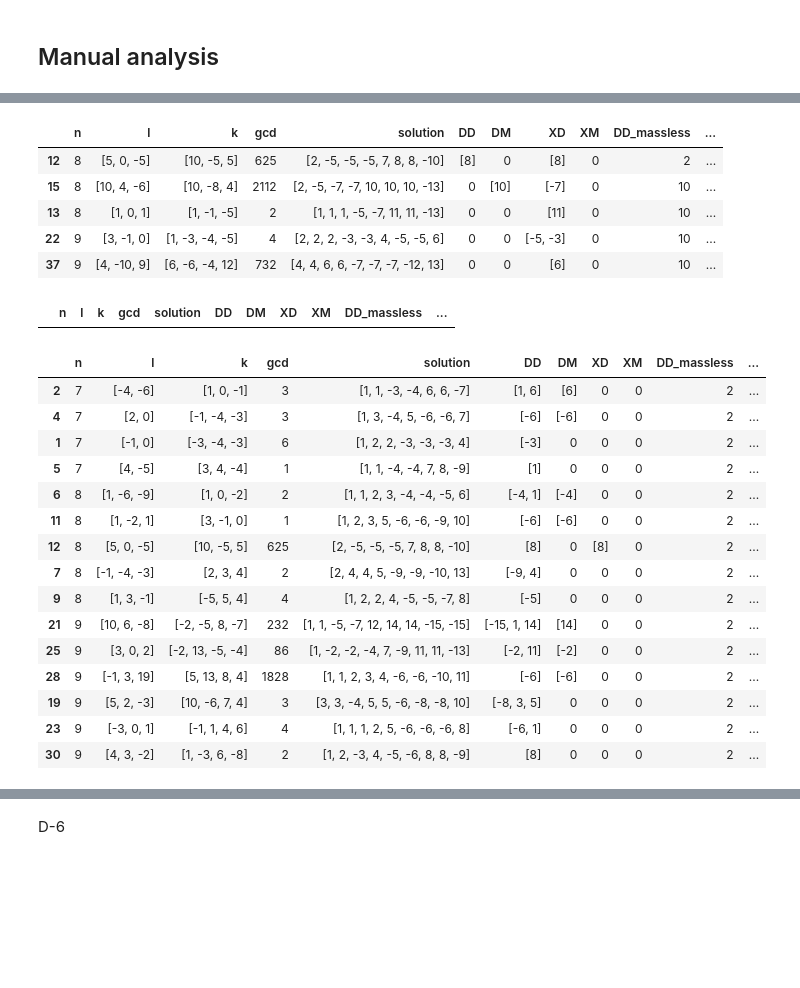
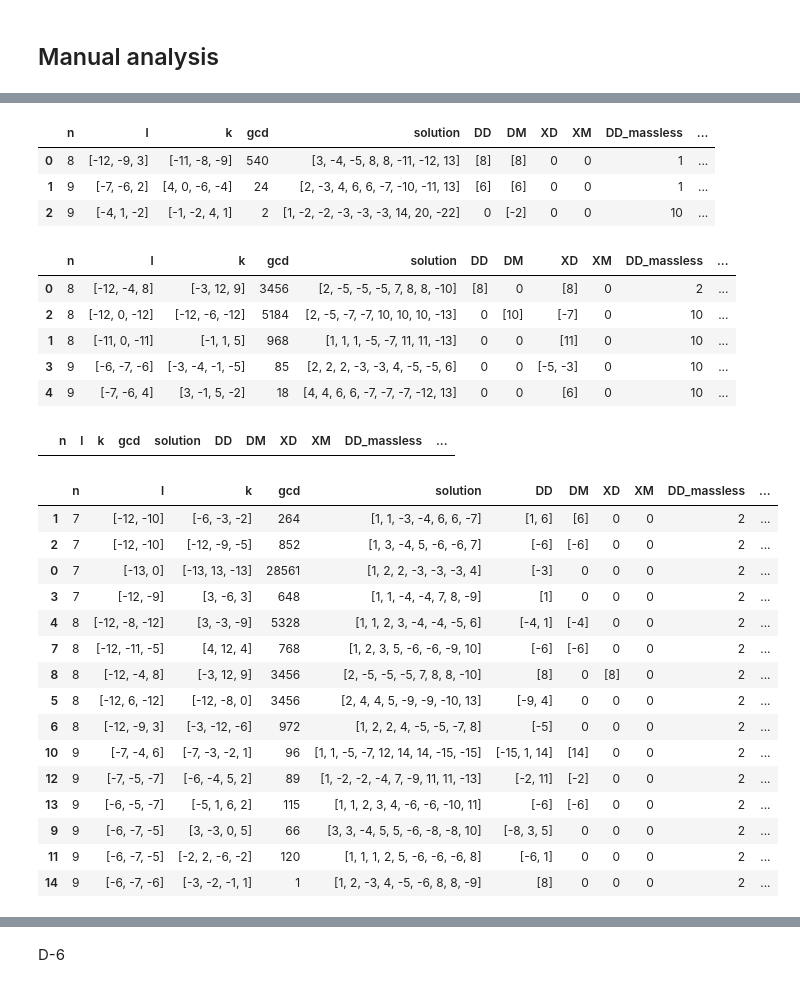
Before and after one commit to LBJ-Wade/anomaly, a Jupyter notebook: Analysis.ipynb, the cells around one changed output, grey strips where cells are left out. Drawn from its saved outputs; the diff is of its cells as text; code cells hidden in the pictures; blank space fills up the shorter version.

```diff
--- a/Analysis.ipynb
+++ b/Analysis.ipynb
@@ -392,6 +510,8 @@ kk[(kk['n']==n) & (kk['DD_massless']==x)]
 # %%
 fl['Q']=1
-i=1
-fl[fl['DD_massless']==i].sort_values(['n','DM_massless','XD_massless','XM_massless'])
+i=0
+iq=fl[fl['solution'].astype(str)=='[1, 1, -3, -8, 11, 11, 11, -12, -12]'].index[0]
+fl.loc[iq,'Q']=0
+get_score(fl,s='DD_massless',i=i).sort_values(['n','DM_massless','XD_massless','XM_massless'])
 # %% [output]
 |  | n | l | k | gcd | solution | DD | DM | XD | XM | DD_massless | ... |
@@ -412,0 +528,4 @@ fl[fl['DM_massless']==i].sort_values(['n','DD_massless','XD_massless','XM_massle
+# %%
+iq=fl[fl['solution'].astype(str)=='[5, 6, 6, 6, -8, -9, -9, -10, 13]'].index[0]
+fl.loc[iq,'Q']=0
+get_score(fl,s='XD_massless',i=i).sort_values(['n','DD_massless','DM_massless','XM_massless'])
@@ -412,0 +541,6 @@ fl[fl['DM_massless']==i].sort_values(['n','DD_massless','XD_massless','XM_massle
+# %%
+#fl['Q']=1
+iq=fl[fl['solution'].astype(str)=='[2, 3, 3, -4, -5, -6, 7]'].index[0]
+fl.loc[iq,'Q']=0
+i=1
+get_score(fl,s='DD_massless',i=i).sort_values(['n','DM_massless','XD_massless','XM_massless'])
@@ -413,12 +557,21 @@ fl[fl['DM_massless']==i].sort_values(['n','DD_massless','XD_massless','XM_massle
+# %%
+get_score(fl,s='DM_massless',i=i).sort_values(['n','DD_massless','XD_massless','XM_massless'])
+# %% [output]
+|  | n | l | k | gcd | solution | DD | DM | XD | XM | DD_massless | ... |
+| 0 | 8 | [-12, -9, 3] | [-11, -8, -9] | 540 | [3, -4, -5, 8, 8, -11, -12, 13] | [8] | [8] | 0 | 0 | 1 | ... |
+| 1 | 9 | [-7, -6, 2] | [4, 0, -6, -4] | 24 | [2, -3, 4, 6, 6, -7, -10, -11, 13] | [6] | [6] | 0 | 0 | 1 | ... |
+| 2 | 9 | [-4, 1, -2] | [-1, -2, 4, 1] | 2 | [1, -2, -2, -3, -3, -3, 14, 20, -22] | 0 | [-2] | 0 | 0 | 10 | ... |
 # %%
-fl.loc[14,'Q']=0 #[2, -5, -7, -7, 10, 10, 10, -13]
-#fl.loc[10,'Q']=0 #
-fl[fl['XD_massless']==i].sort_values(['n','DD_massless','DM_massless','XM_massless'])
+iq=fl[fl['solution'].astype(str)=='[2, -5, -7, -7, 10, 10, 10, -13]'].index[0]
+fl.loc[iq,'Q']=0
+iq=fl[fl['solution'].astype(str)=='[2, 2, 2, -3, -3, 4, -5, -5, 6]'].index[0]
+fl.loc[iq,'Q']=0
+get_score(fl,s='XD_massless',i=i).sort_values(['n','DD_massless','DM_massless','XM_massless'])
 # %% [output]
 |  | n | l | k | gcd | solution | DD | DM | XD | XM | DD_massless | ... |
-| 12 | 8 | [5, 0, -5] | [10, -5, 5] | 625 | [2, -5, -5, -5, 7, 8, 8, -10] | [8] | 0 | [8] | 0 | 2 | ... |
-| 15 | 8 | [10, 4, -6] | [10, -8, 4] | 2112 | [2, -5, -7, -7, 10, 10, 10, -13] | 0 | [10] | [-7] | 0 | 10 | ... |
-| 13 | 8 | [1, 0, 1] | [1, -1, -5] | 2 | [1, 1, 1, -5, -7, 11, 11, -13] | 0 | 0 | [11] | 0 | 10 | ... |
-| 22 | 9 | [3, -1, 0] | [1, -3, -4, -5] | 4 | [2, 2, 2, -3, -3, 4, -5, -5, 6] | 0 | 0 | [-5, -3] | 0 | 10 | ... |
-| 37 | 9 | [4, -10, 9] | [6, -6, -4, 12] | 732 | [4, 4, 6, 6, -7, -7, -7, -12, 13] | 0 | 0 | [6] | 0 | 10 | ... |
+| 0 | 8 | [-12, -4, 8] | [-3, 12, 9] | 3456 | [2, -5, -5, -5, 7, 8, 8, -10] | [8] | 0 | [8] | 0 | 2 | ... |
+| 2 | 8 | [-12, 0, -12] | [-12, -6, -12] | 5184 | [2, -5, -7, -7, 10, 10, 10, -13] | 0 | [10] | [-7] | 0 | 10 | ... |
+| 1 | 8 | [-11, 0, -11] | [-1, 1, 5] | 968 | [1, 1, 1, -5, -7, 11, 11, -13] | 0 | 0 | [11] | 0 | 10 | ... |
+| 3 | 9 | [-6, -7, -6] | [-3, -4, -1, -5] | 85 | [2, 2, 2, -3, -3, 4, -5, -5, 6] | 0 | 0 | [-5, -3] | 0 | 10 | ... |
+| 4 | 9 | [-7, -6, 4] | [3, -1, 5, -2] | 18 | [4, 4, 6, 6, -7, -7, -7, -12, 13] | 0 | 0 | [6] | 0 | 10 | ... |
 # %%
@@ -427,22 +580,25 @@ fl[fl['XM_massless']==i].sort_values(['n','DD_massless','DM_massless','XD_massle
 |  | n | l | k | gcd | solution | DD | DM | XD | XM | DD_massless | ... |
 # %%
 i=2
-fl.loc[7,'Q']=0 #[1, -2, -9, -9, 10, 11, 11, -13]
-fl[fl['DD_massless']==i].sort_values(['n','DM_massless','XD_massless','XM_massless'])
+iq=fl[fl['solution'].astype(str)=='[1, 1, -4, -4, 7, 8, -9]'].index[0]
+fl.loc[iq,'Q']=0
+iq=fl[fl['solution'].astype(str)=='[2, 4, 4, 5, -9, -9, -10, 13]'].index[0]
+fl.loc[iq,'Q']=0
+get_score(fl,s='DD_massless',i=i).sort_values(['n','DM_massless','XD_massless','XM_massless'])
 # %% [output]
 |  | n | l | k | gcd | solution | DD | DM | XD | XM | DD_massless | ... |
-| 2 | 7 | [-4, -6] | [1, 0, -1] | 3 | [1, 1, -3, -4, 6, 6, -7] | [1, 6] | [6] | 0 | 0 | 2 | ... |
-| 4 | 7 | [2, 0] | [-1, -4, -3] | 3 | [1, 3, -4, 5, -6, -6, 7] | [-6] | [-6] | 0 | 0 | 2 | ... |
-| 1 | 7 | [-1, 0] | [-3, -4, -3] | 6 | [1, 2, 2, -3, -3, -3, 4] | [-3] | 0 | 0 | 0 | 2 | ... |
-| 5 | 7 | [4, -5] | [3, 4, -4] | 1 | [1, 1, -4, -4, 7, 8, -9] | [1] | 0 | 0 | 0 | 2 | ... |
-| 6 | 8 | [1, -6, -9] | [1, 0, -2] | 2 | [1, 1, 2, 3, -4, -4, -5, 6] | [-4, 1] | [-4] | 0 | 0 | 2 | ... |
-| 11 | 8 | [1, -2, 1] | [3, -1, 0] | 1 | [1, 2, 3, 5, -6, -6, -9, 10] | [-6] | [-6] | 0 | 0 | 2 | ... |
-| 12 | 8 | [5, 0, -5] | [10, -5, 5] | 625 | [2, -5, -5, -5, 7, 8, 8, -10] | [8] | 0 | [8] | 0 | 2 | ... |
-| 7 | 8 | [-1, -4, -3] | [2, 3, 4] | 2 | [2, 4, 4, 5, -9, -9, -10, 13] | [-9, 4] | 0 | 0 | 0 | 2 | ... |
-| 9 | 8 | [1, 3, -1] | [-5, 5, 4] | 4 | [1, 2, 2, 4, -5, -5, -7, 8] | [-5] | 0 | 0 | 0 | 2 | ... |
-| 21 | 9 | [10, 6, -8] | [-2, -5, 8, -7] | 232 | [1, 1, -5, -7, 12, 14, 14, -15, -15] | [-15, 1, 14] | [14] | 0 | 0 | 2 | ... |
-| 25 | 9 | [3, 0, 2] | [-2, 13, -5, -4] | 86 | [1, -2, -2, -4, 7, -9, 11, 11, -13] | [-2, 11] | [-2] | 0 | 0 | 2 | ... |
-| 28 | 9 | [-1, 3, 19] | [5, 13, 8, 4] | 1828 | [1, 1, 2, 3, 4, -6, -6, -10, 11] | [-6] | [-6] | 0 | 0 | 2 | ... |
-| 19 | 9 | [5, 2, -3] | [10, -6, 7, 4] | 3 | [3, 3, -4, 5, 5, -6, -8, -8, 10] | [-8, 3, 5] | 0 | 0 | 0 | 2 | ... |
-| 23 | 9 | [-3, 0, 1] | [-1, 1, 4, 6] | 4 | [1, 1, 1, 2, 5, -6, -6, -6, 8] | [-6, 1] | 0 | 0 | 0 | 2 | ... |
-| 30 | 9 | [4, 3, -2] | [1, -3, 6, -8] | 2 | [1, 2, -3, 4, -5, -6, 8, 8, -9] | [8] | 0 | 0 | 0 | 2 | ... |
+| 1 | 7 | [-12, -10] | [-6, -3, -2] | 264 | [1, 1, -3, -4, 6, 6, -7] | [1, 6] | [6] | 0 | 0 | 2 | ... |
+| 2 | 7 | [-12, -10] | [-12, -9, -5] | 852 | [1, 3, -4, 5, -6, -6, 7] | [-6] | [-6] | 0 | 0 | 2 | ... |
+| 0 | 7 | [-13, 0] | [-13, 13, -13] | 28561 | [1, 2, 2, -3, -3, -3, 4] | [-3] | 0 | 0 | 0 | 2 | ... |
+| 3 | 7 | [-12, -9] | [3, -6, 3] | 648 | [1, 1, -4, -4, 7, 8, -9] | [1] | 0 | 0 | 0 | 2 | ... |
+| 4 | 8 | [-12, -8, -12] | [3, -3, -9] | 5328 | [1, 1, 2, 3, -4, -4, -5, 6] | [-4, 1] | [-4] | 0 | 0 | 2 | ... |
+| 7 | 8 | [-12, -11, -5] | [4, 12, 4] | 768 | [1, 2, 3, 5, -6, -6, -9, 10] | [-6] | [-6] | 0 | 0 | 2 | ... |
+| 8 | 8 | [-12, -4, 8] | [-3, 12, 9] | 3456 | [2, -5, -5, -5, 7, 8, 8, -10] | [8] | 0 | [8] | 0 | 2 | ... |
+| 5 | 8 | [-12, 6, -12] | [-12, -8, 0] | 3456 | [2, 4, 4, 5, -9, -9, -10, 13] | [-9, 4] | 0 | 0 | 0 | 2 | ... |
+| 6 | 8 | [-12, -9, 3] | [-3, -12, -6] | 972 | [1, 2, 2, 4, -5, -5, -7, 8] | [-5] | 0 | 0 | 0 | 2 | ... |
+| 10 | 9 | [-7, -4, 6] | [-7, -3, -2, 1] | 96 | [1, 1, -5, -7, 12, 14, 14, -15, -15] | [-15, 1, 14] | [14] | 0 | 0 | 2 | ... |
+| 12 | 9 | [-7, -5, -7] | [-6, -4, 5, 2] | 89 | [1, -2, -2, -4, 7, -9, 11, 11, -13] | [-2, 11] | [-2] | 0 | 0 | 2 | ... |
+| 13 | 9 | [-6, -5, -7] | [-5, 1, 6, 2] | 115 | [1, 1, 2, 3, 4, -6, -6, -10, 11] | [-6] | [-6] | 0 | 0 | 2 | ... |
+| 9 | 9 | [-6, -7, -5] | [3, -3, 0, 5] | 66 | [3, 3, -4, 5, 5, -6, -8, -8, 10] | [-8, 3, 5] | 0 | 0 | 0 | 2 | ... |
+| 11 | 9 | [-6, -7, -5] | [-2, 2, -6, -2] | 120 | [1, 1, 1, 2, 5, -6, -6, -6, 8] | [-6, 1] | 0 | 0 | 0 | 2 | ... |
+| 14 | 9 | [-6, -7, -6] | [-3, -2, -1, 1] | 1 | [1, 2, -3, 4, -5, -6, 8, 8, -9] | [8] | 0 | 0 | 0 | 2 | ... |
```
Also changed, not shown: parts of 44 cells of this notebook.
